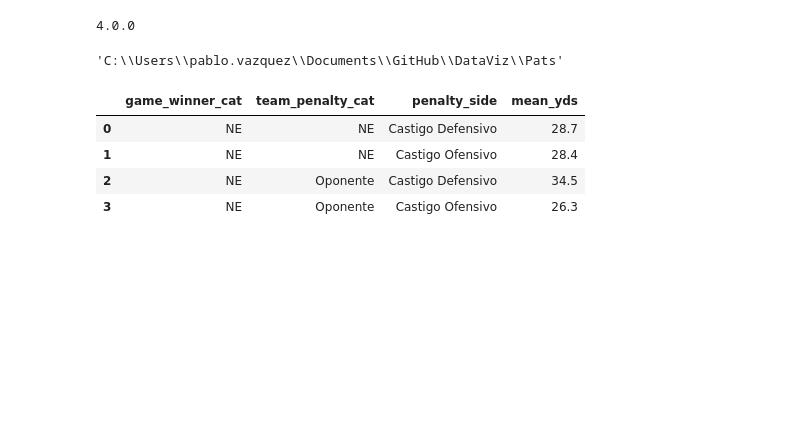
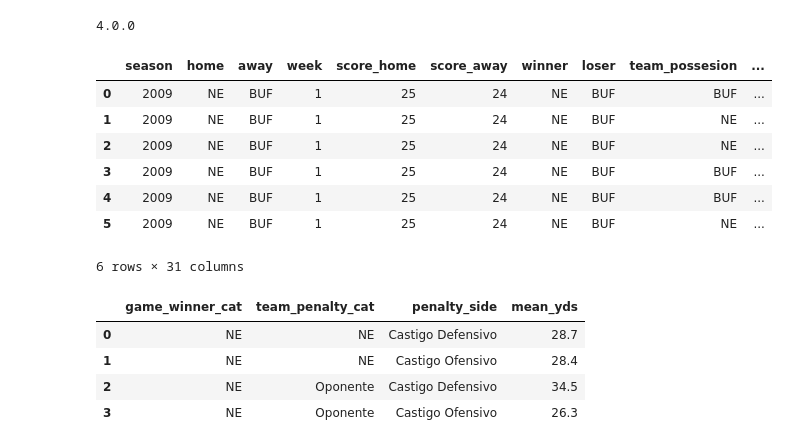
Before and after one commit to nerudista/DataViz, a Jupyter notebook: Pats/Pats_whiteboard_Altair.ipynb, the cells around one changed output. Drawn from its saved outputs; the diff is of its cells as text; code cells hidden in the pictures; blank space fills up the shorter version.

```diff
--- a/Pats/Pats_whiteboard_Altair.ipynb
+++ b/Pats/Pats_whiteboard_Altair.ipynb
@@ -5,10 +4,6 @@ import os
 print(alt.__version__)
 # %% [output]
 4.0.0
-# %%
-os.getcwd()
-# %% [output]
-'C:\\Users\\pablo.vazquez\\Documents\\GitHub\\DataViz\\Pats'
 # %%
 data = pd.read_csv('./Pats_penalty_plays_2009_2019.csv')
 # %%
@@ -16,6 +11,17 @@ data['season']=data['season'].astype(str)
 # %%
 #Crear columna para categoría de ganador
 data["game_winner_cat"]=data["winner"].apply(lambda x: 'NE' if x =='NE' else 'Oponente')
+# %%
+data[:6]
+# %% [output]
+|  | season | home | away | week | score_home | score_away | winner | loser | team_possesion | ... |
+| 0 | 2009 | NE | BUF | 1 | 25 | 24 | NE | BUF | BUF | ... |
+| 1 | 2009 | NE | BUF | 1 | 25 | 24 | NE | BUF | NE | ... |
+| 2 | 2009 | NE | BUF | 1 | 25 | 24 | NE | BUF | NE | ... |
+| 3 | 2009 | NE | BUF | 1 | 25 | 24 | NE | BUF | BUF | ... |
+| 4 | 2009 | NE | BUF | 1 | 25 | 24 | NE | BUF | BUF | ... |
+| 5 | 2009 | NE | BUF | 1 | 25 | 24 | NE | BUF | NE | ... |
+6 rows × 31 columns
 # %%
 df_yds_totales_week = data.groupby(["game_winner_cat","team_penalty_cat","penalty_side",\
                                "season","week"])["penalty_yards"].sum().reset_index(name="sum_yds")
```
Also changed, not shown: parts of 16 cells of this notebook, 4 other files.
